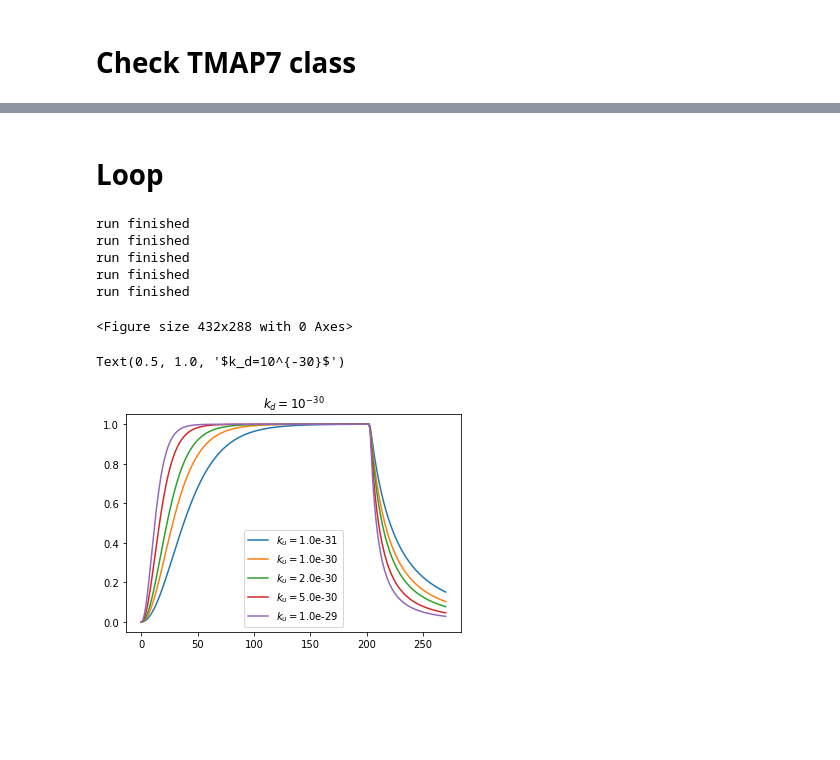
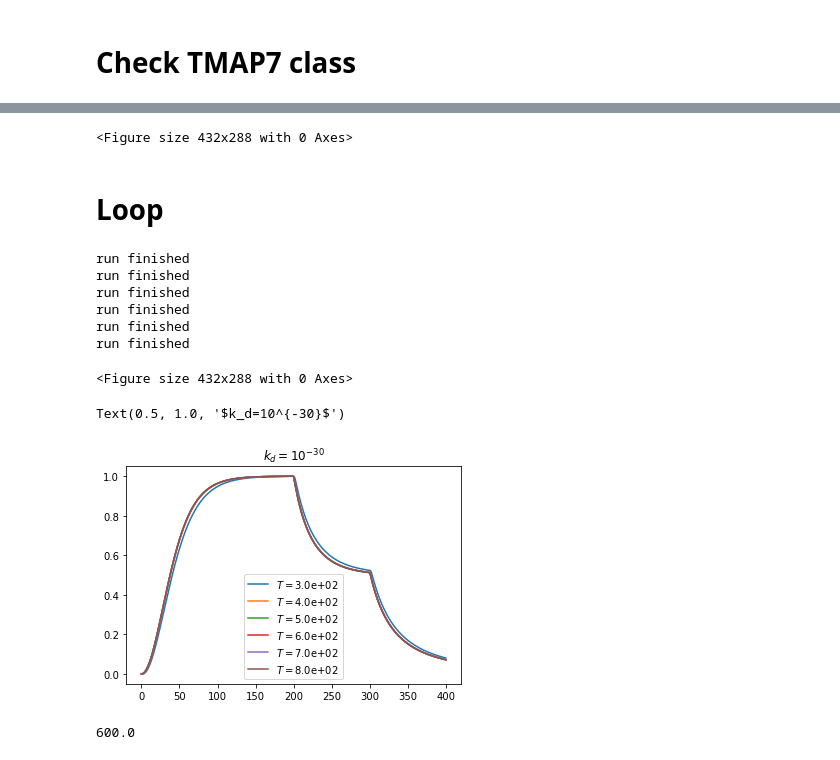
Before and after one commit to Kshora/pytmap7, a Jupyter notebook: examples/example.ipynb, the cells around one changed output, grey strips where cells are left out. Drawn from its saved outputs; the diff is of its cells as text; code cells hidden in the pictures; blank space fills up the shorter version.

```diff
--- a/examples/example.ipynb
+++ b/examples/example.ipynb
@@ -10,10 +12,12 @@ import aklab.mpls as mpl # https://github.com/queezz/aklab
 # %%
 #mpl.font_setup(size=14)
 mpl.figprep(width=300)
-n = 200
-t = np.linspace(0,270,n)
+n = 400
+t = np.linspace(0,400,n)
 pressure = np.linspace(1,1,n)
-pressure[150:] = 0
+pressure[200:] = 0.5
+pressure[300:] = 0
+# pressure[:100] =
 plt.plot(t,pressure)
 # %% [output]
 [<matplotlib.lines.Line2D at 0x...>]
@@ -48,3 +68,11 @@ run finished
+# %%
+%run -n ../tmap7.py
+t7 = TmapTask(basepath='../')
+parameters = [1.e17,1e-29,1e-30,600,0.1,'../template.inp'] # [ksubd(flux range), ku, kd, tstep, template.inp]
+t7.prep_parameters(*parameters)
+t7.write_t7_instructions()
+# %% [output]
+<Figure size 432x288 with 0 Axes>
 # %% [markdown]
 # Loop
 # %%
@@ -55,8 +83,9 @@ from time import sleep
 t7 = TmapTask(basepath='../')
 js = []
 kus = [1e-31,1e-30,2e-30,5e-30,1e-29]
-for ku in kus:
-    parameters = [1.e17,ku,1e-30,0.1,'../template.inp']
+ts = [300,400,500,600,700,800]
+for t in ts:
+    parameters = [1.e17,kus[0],1e-30,t,0.1,'../template.inp']
     t7.prep_parameters(*parameters)
     t7.run()
     #t7.plot()
@@ -71,11 +100,16 @@ run finished
 run finished
 run finished
 run finished
+run finished
 <Figure size 432x288 with 0 Axes>
 # %%
-[plt.plot(t7.t,js[i]/js[i].max(),label=f'$k_u=${ku:.1e}') for i,ku in enumerate(kus)]
+[plt.plot(t7.t,js[i]/js[i].max(),label=f'$T=${t:.1e}') for i,t in enumerate(ts)]
 plt.legend()
 plt.title('$k_d=10^{-30}$')
 # %% [output]
 Text(0.5, 1.0, '$k_d=10^{-30}$')
-[figure, old version]
+[figure, new version]
+# %%
+float(600.0)
+# %% [output]
+600.0
```
Also changed, not shown: parts of 6 cells of this notebook, 1 other file.
